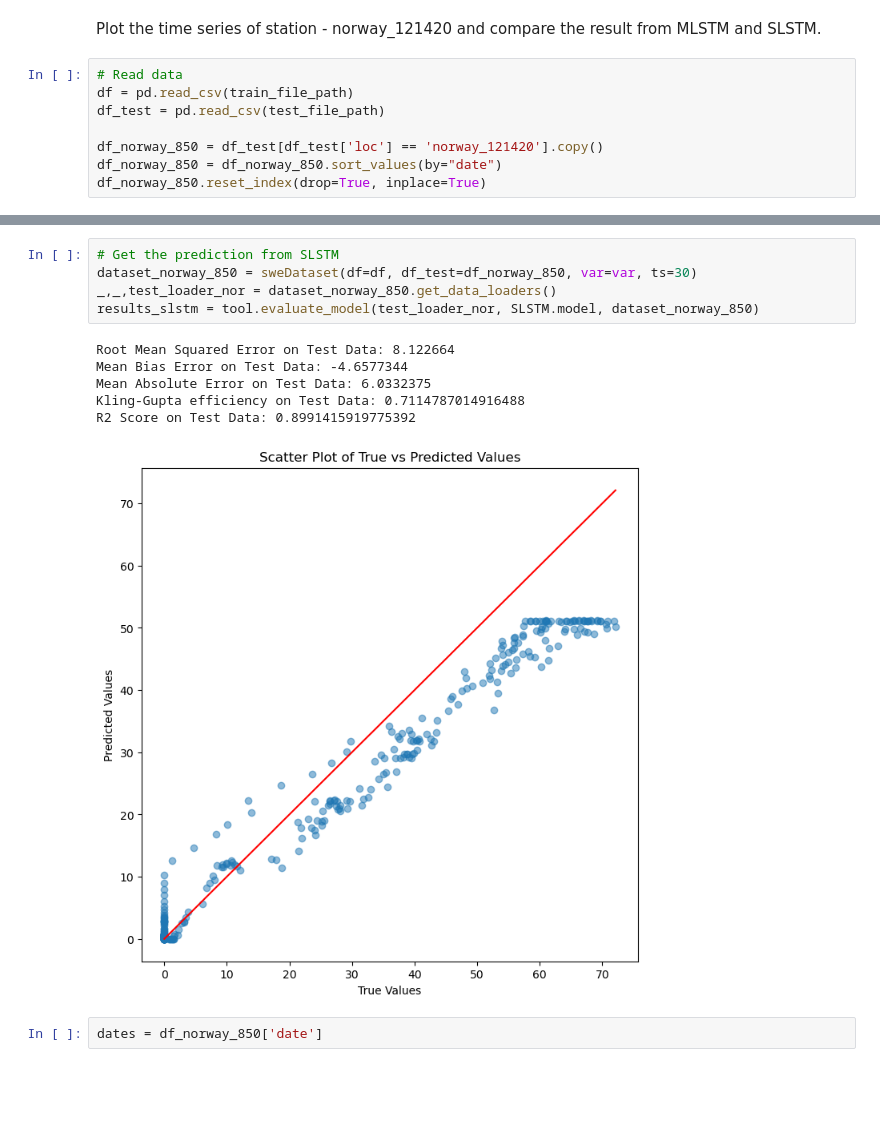
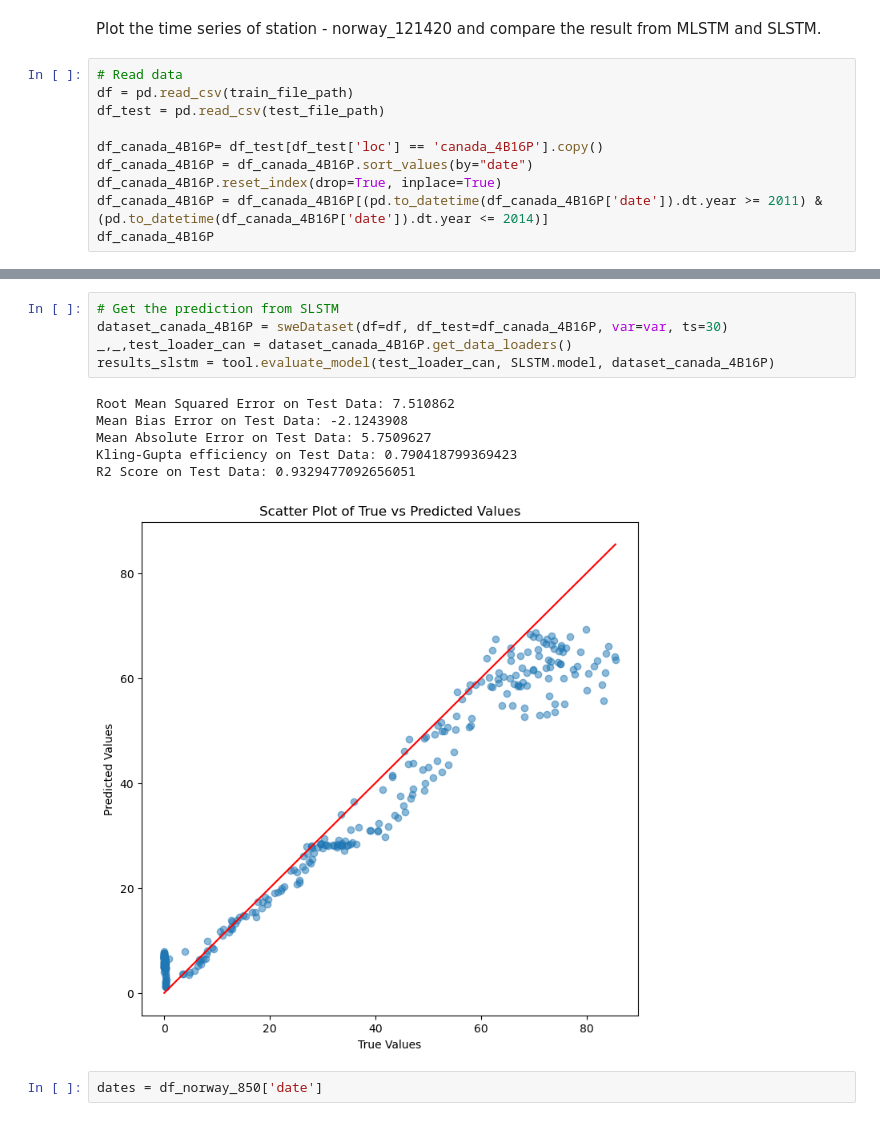
Before and after one commit to yolennnzhuo/Snow-Water-Equivalent-SWE-Estimation-Tool, a Jupyter notebook: model_predict.ipynb, the cells around one changed output, grey strips where cells are left out. Drawn from its saved outputs; the diff is of its cells as text; blank space fills up the shorter version.

```diff
--- a/model_predict.ipynb
+++ b/model_predict.ipynb
@@ -381,8 +364,10 @@ Plot the time series of station - norway_121420 and compare the result from MLST
 df = pd.read_csv(train_file_path)
 df_test = pd.read_csv(test_file_path)
 
-df_norway_850 = df_test[df_test['loc'] == 'norway_121420'].copy()
-df_norway_850 = df_norway_850.sort_values(by="date")
-df_norway_850.reset_index(drop=True, inplace=True)
+df_canada_4B16P= df_test[df_test['loc'] == 'canada_4B16P'].copy()
+df_canada_4B16P = df_canada_4B16P.sort_values(by="date")
+df_canada_4B16P.reset_index(drop=True, inplace=True)
+df_canada_4B16P = df_canada_4B16P[(pd.to_datetime(df_canada_4B16P['date']).dt.year >= 2011) & (pd.to_datetime(df_canada_4B16P['date']).dt.year <= 2014)]
+df_canada_4B16P
 # %%
 # Get the prediction from MLSTM
@@ -399,15 +384,15 @@ R2 Score on Test Data: 0.9746248995912692
 # %%
 # Get the prediction from SLSTM
-dataset_norway_850 = sweDataset(df=df, df_test=df_norway_850, var=var, ts=30)
-_,_,test_loader_nor = dataset_norway_850.get_data_loaders()
-results_slstm = tool.evaluate_model(test_loader_nor, SLSTM.model, dataset_norway_850)
+dataset_canada_4B16P = sweDataset(df=df, df_test=df_canada_4B16P, var=var, ts=30)
+_,_,test_loader_can = dataset_canada_4B16P.get_data_loaders()
+results_slstm = tool.evaluate_model(test_loader_can, SLSTM.model, dataset_canada_4B16P)
 # %% [output]
-Root Mean Squared Error on Test Data: 8.122664
-Mean Bias Error on Test Data: -4.6577344
-Mean Absolute Error on Test Data: 6.0332375
-Kling-Gupta efficiency on Test Data: 0.7114787014916488
-R2 Score on Test Data: 0.8991415919775392
+Root Mean Squared Error on Test Data: 7.510862
+Mean Bias Error on Test Data: -2.1243908
+Mean Absolute Error on Test Data: 5.7509627
+Kling-Gupta efficiency on Test Data: 0.790418799369423
+R2 Score on Test Data: 0.9329477092656051
-[figure, old version]
+[figure, new version]
 # %%
 dates = df_norway_850['date']
 # %%
```
Also changed, not shown: parts of 3 cells of this notebook, 2 other files.
